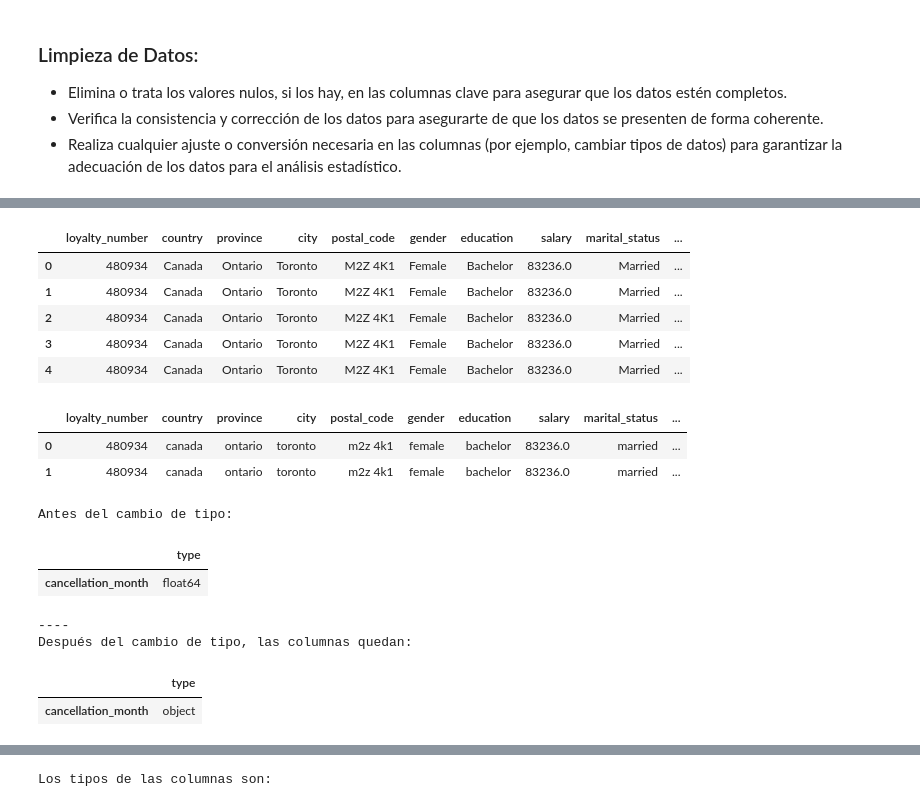
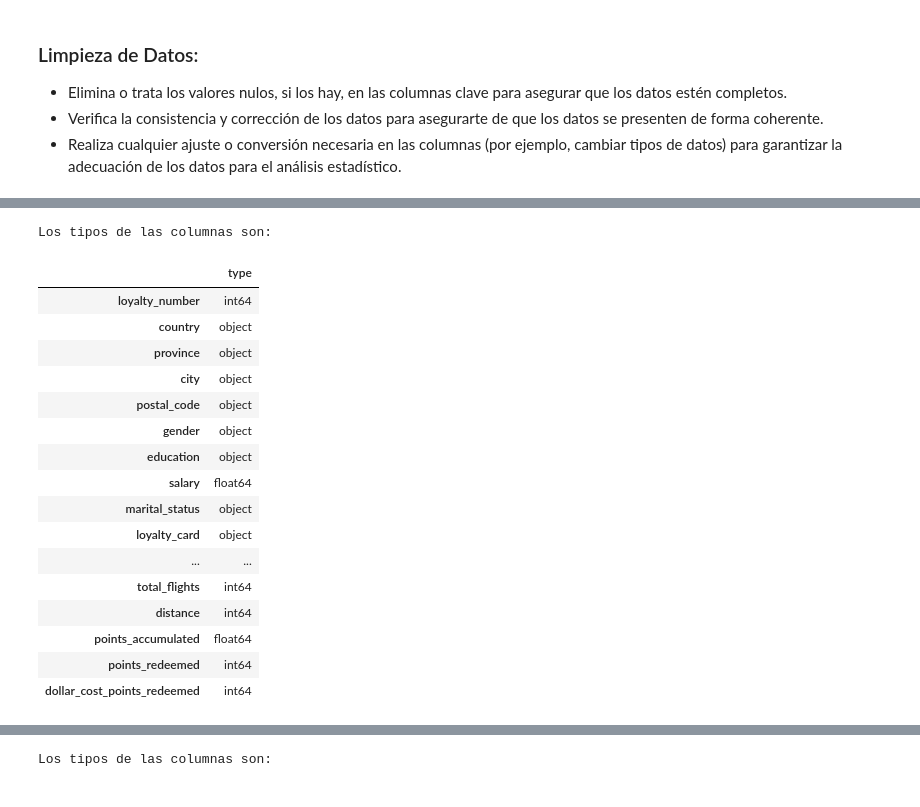
Before and after one commit to Adalab/bda-modulo-3-evaluacion-final-lmoraromero, a Jupyter notebook: evaluacion_final.ipynb, the cells around one changed output, grey strips where cells are left out. Cells and saved outputs as stored; diff of their text form; code cells hidden in the pictures.

```diff
--- a/evaluacion_final.ipynb
+++ b/evaluacion_final.ipynb
@@ -215,7 +286,8 @@ Las columnas después de ser cambiadas son: ['loyalty number', 'country', 'provi
 # %%
-#Cambiar los nombres de las columnas para que no existan espacios y sean reemplazados por '_'
-print(f"Las columnas antes de ser cambiadas son: {list(df_union.columns)}")
-df_union.rename(columns=lambda x: x.replace(' ', '_'), inplace=True)
-print("---")
+#Cambiar algunos nombres de columnas para que esten más claros:
+
+nuevas_columnas = {"year":"flight_year", "month":"flight_month"}
+
+sp.cambiar_nombres_columnas(df_union, nuevas_columnas)
 print(f"Las columnas después de ser cambiadas son: {list(df_union.columns)}")
 # %% [output]
@@ -224,6 +294 @@ Las columnas antes de ser cambiadas son: ['loyalty number', 'country', 'province
 Las columnas después de ser cambiadas son: ['loyalty_number', 'country', 'province', 'city', 'postal_code', 'gender', 'education', 'salary', 'marital_status', 'loyalty_card', 'clv', 'enrollment_type', ...
-# %%
-#Cambiar algunos nombres de columnas para que esten más claros:
-nuevas_columnas = {"year":"flight_year", "month":"flight_month"}
-df_union = df_union.rename(columns=nuevas_columnas)
-print(f"Las columnas después de ser cambiadas son: {list(df_union.columns)}")
@@ -232,42 +295,23 @@ Las columnas después de ser cambiadas son: ['loyalty_number', 'country', 'provi
-# %%
-df_union.head()
-# %% [output]
-|  | loyalty_number | country | province | city | postal_code | gender | education | salary | marital_status | ... |
-| 0 | 480934 | Canada | Ontario | Toronto | M2Z 4K1 | Female | Bachelor | 83236.0 | Married | ... |
-| 1 | 480934 | Canada | Ontario | Toronto | M2Z 4K1 | Female | Bachelor | 83236.0 | Married | ... |
-| 2 | 480934 | Canada | Ontario | Toronto | M2Z 4K1 | Female | Bachelor | 83236.0 | Married | ... |
-| 3 | 480934 | Canada | Ontario | Toronto | M2Z 4K1 | Female | Bachelor | 83236.0 | Married | ... |
-| 4 | 480934 | Canada | Ontario | Toronto | M2Z 4K1 | Female | Bachelor | 83236.0 | Married | ... |
-# %%
-#poner en minúsculas los valores del DF:
-
-for col in df_union.columns:
-        # Verificar si la columna contiene strings y convertirlos a minúsculas
-        if df_union[col].dtype == 'object':
-            df_union[col] = df_union[col].str.lower()
-
-df_union.head(2)
-# %% [output]
-|  | loyalty_number | country | province | city | postal_code | gender | education | salary | marital_status | ... |
-| 0 | 480934 | canada | ontario | toronto | m2z 4k1 | female | bachelor | 83236.0 | married | ... |
-| 1 | 480934 | canada | ontario | toronto | m2z 4k1 | female | bachelor | 83236.0 | married | ... |
-# %%
-lista_ob = ["cancellation_month"]
-
-print(f"Antes del cambio de tipo:")
-display(pd.DataFrame(df_union[["cancellation_month"]].dtypes, columns = ["type"]))
-print("----")
-
-for col in lista_ob:
-    df_union[col] = df_union[col].astype('object')
-
-print(f"Después del cambio de tipo, las columnas quedan:")
-display(pd.DataFrame(df_union[["cancellation_month"]].dtypes, columns = ["type"]))
-# %% [output]
-Antes del cambio de tipo:
-|  | type |
-| cancellation_month | float64 |
-----
-Después del cambio de tipo, las columnas quedan:
-|  | type |
-| cancellation_month | object |
+# %%
+#Recordemos los tipos de dato que había en las columnas y que debíamos modificar algunos de ellos:
+print(f"Los tipos de las columnas son:")
+display(pd.DataFrame(df_union.dtypes, columns = ["type"]))
+# %% [output]
+Los tipos de las columnas son:
+|  | type |
+| loyalty_number | int64 |
+| country | object |
+| province | object |
+| city | object |
+| postal_code | object |
+| gender | object |
+| education | object |
+| salary | float64 |
+| marital_status | object |
+| loyalty_card | object |
+| ... | ... |
+| total_flights | int64 |
+| distance | int64 |
+| points_accumulated | float64 |
+| points_redeemed | int64 |
+| dollar_cost_points_redeemed | int64 |
```
Also changed, not shown: parts of 45 cells of this notebook, 1 other file.
